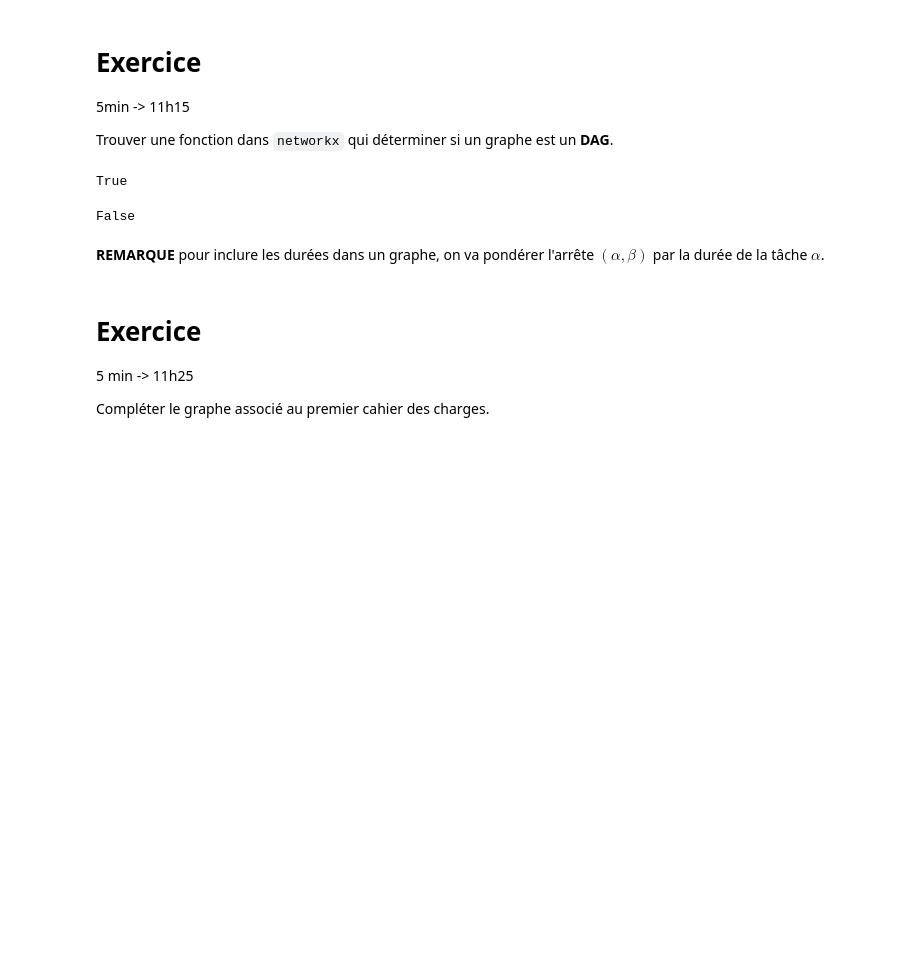
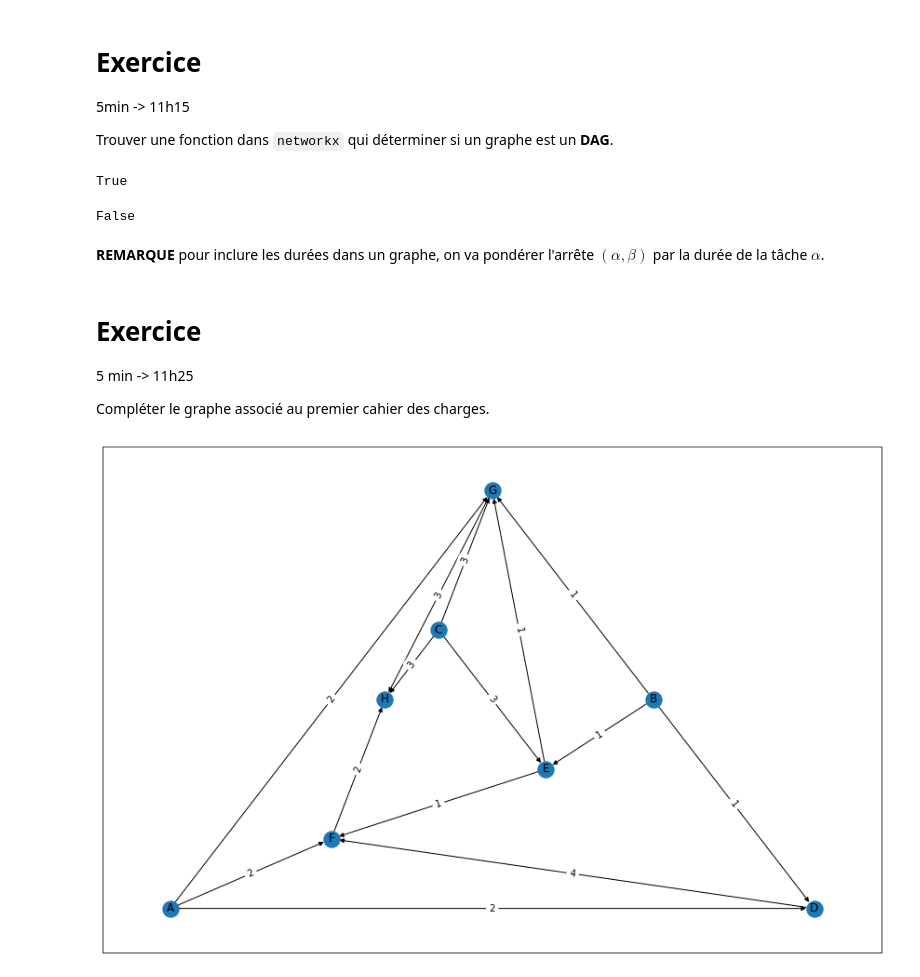
Before and after one commit to MECEN-TOURS/SC-2020-2021, a Jupyter notebook: Seance14/seance.ipynb, the cells around one changed output. Saved outputs shown, nothing was run; the diff lists cells and outputs as text; code cells hidden in the pictures; blank space fills up the shorter version.

```diff
--- a/Seance14/seance.ipynb
+++ b/Seance14/seance.ipynb
@@ -172,3 +172,31 @@ False
 5 min -> 11h25
 
 Compléter le graphe associé au premier cahier des charges.
+# %%
+cahier = nx.DiGraph()
+cahier.add_weighted_edges_from(
+    [
+        (a, d, 2),
+        (b, d, 1),
+        (b, e, 1),
+        (c, e, 3),
+        (a, f, 2),
+        (d, f, 4),
+        (e, f, 1),
+        (a, g, 2),
+        (b, g, 1),
+        (c, g, 3),
+        (e, g, 1),
+        (c, h, 3),
+        (f, h, 2),
+        (g, h, 3),
+    ],
+    weight="duree"
+)
+# %%
+positions = nx.planar_layout(G=cahier)
+nx.draw_networkx(G=cahier, pos=positions)
+etiquettes = nx.get_edge_attributes(G=cahier, name="duree")
+textes = nx.draw_networkx_edge_labels(G=cahier, pos=positions, edge_labels=etiquettes)
+# %% [output]
+[figure, added]
```
